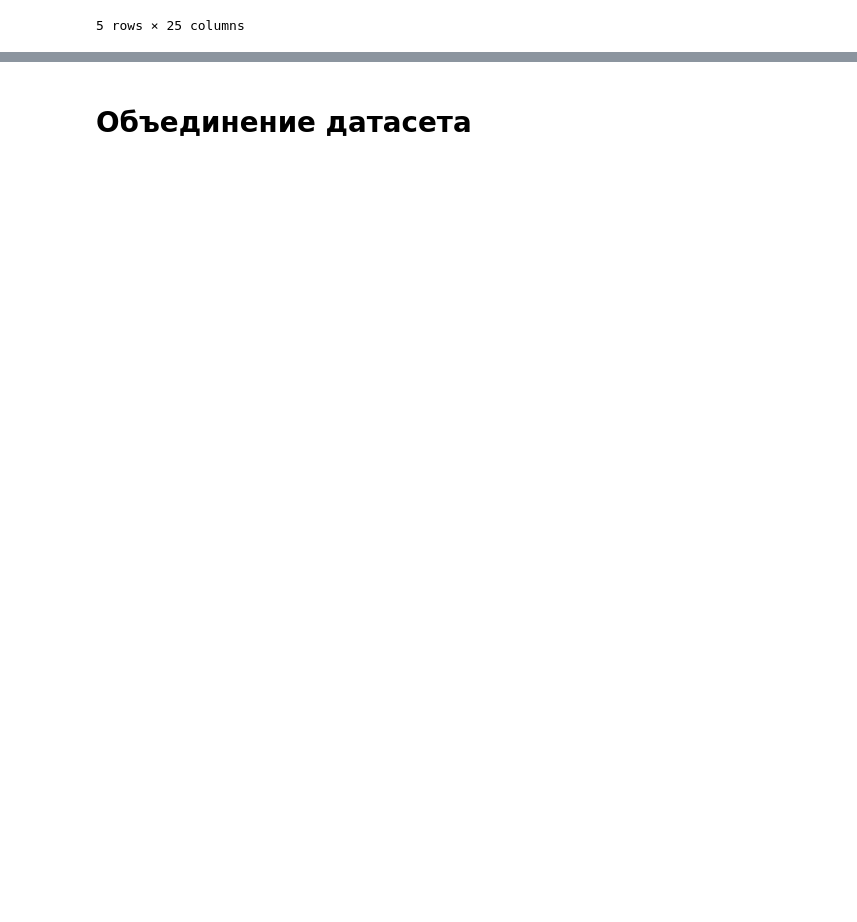
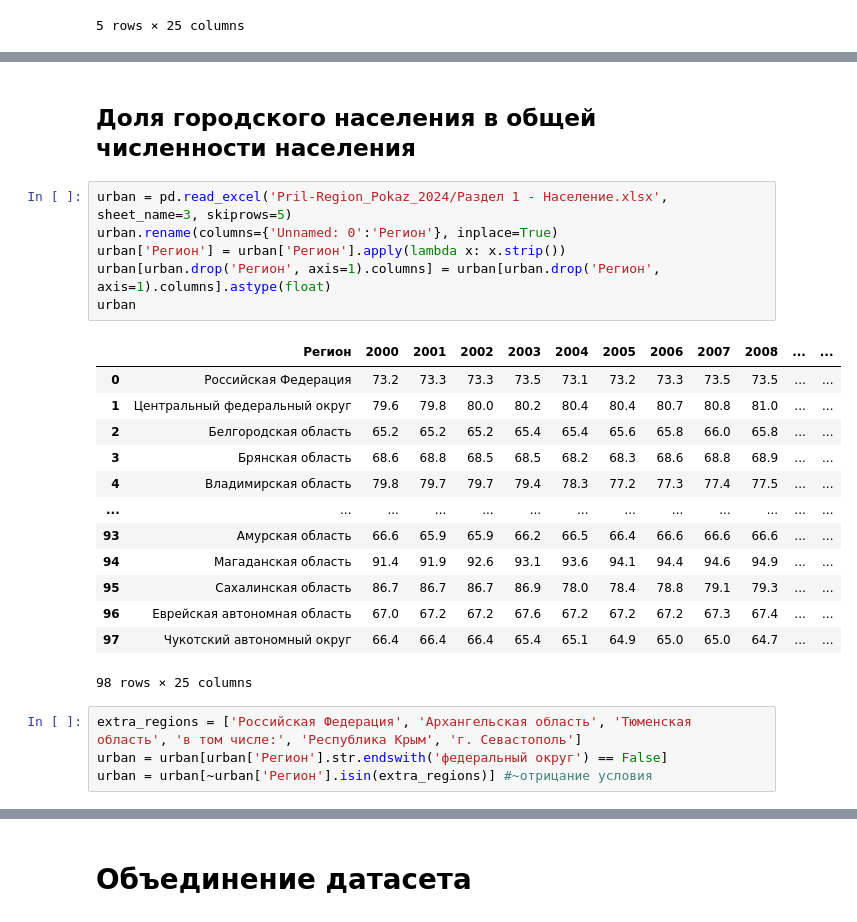
Before and after one commit to fastnets/Environmental-monitoring-of-water-resources, a Jupyter notebook: notebooks/basic_dataset/dataset.ipynb, the cells around one changed output, grey strips where cells are left out. Saved outputs shown, nothing was run; the diff lists cells and outputs as text; blank space fills up the shorter version.

```diff
--- a/notebooks/basic_dataset/dataset.ipynb
+++ b/notebooks/basic_dataset/dataset.ipynb
@@ -628,0 +802,26 @@ memory usage: 16.3+ KB
+# %% [markdown]
+## Доля городского населения в общей численности населения
+# %%
+urban = pd.read_excel('Pril-Region_Pokaz_2024/Раздел 1 - Население.xlsx', sheet_name=3, skiprows=5)
+urban.rename(columns={'Unnamed: 0':'Регион'}, inplace=True)
+urban['Регион'] = urban['Регион'].apply(lambda x: x.strip())
+urban[urban.drop('Регион', axis=1).columns] = urban[urban.drop('Регион', axis=1).columns].astype(float)
+urban
+# %% [output]
+|  | Регион | 2000 | 2001 | 2002 | 2003 | 2004 | 2005 | 2006 | 2007 | 2008 | ... | ... |
+| 0 | Российская Федерация | 73.2 | 73.3 | 73.3 | 73.5 | 73.1 | 73.2 | 73.3 | 73.5 | 73.5 | ... | ... |
+| 1 | Центральный федеральный округ | 79.6 | 79.8 | 80.0 | 80.2 | 80.4 | 80.4 | 80.7 | 80.8 | 81.0 | ... | ... |
+| 2 | Белгородская область | 65.2 | 65.2 | 65.2 | 65.4 | 65.4 | 65.6 | 65.8 | 66.0 | 65.8 | ... | ... |
+| 3 | Брянская область | 68.6 | 68.8 | 68.5 | 68.5 | 68.2 | 68.3 | 68.6 | 68.8 | 68.9 | ... | ... |
+| 4 | Владимирская область | 79.8 | 79.7 | 79.7 | 79.4 | 78.3 | 77.2 | 77.3 | 77.4 | 77.5 | ... | ... |
+| ... | ... | ... | ... | ... | ... | ... | ... | ... | ... | ... | ... | ... |
+| 93 | Амурская область | 66.6 | 65.9 | 65.9 | 66.2 | 66.5 | 66.4 | 66.6 | 66.6 | 66.6 | ... | ... |
+| 94 | Магаданская область | 91.4 | 91.9 | 92.6 | 93.1 | 93.6 | 94.1 | 94.4 | 94.6 | 94.9 | ... | ... |
+| 95 | Сахалинская область | 86.7 | 86.7 | 86.7 | 86.9 | 78.0 | 78.4 | 78.8 | 79.1 | 79.3 | ... | ... |
+| 96 | Еврейская автономная область | 67.0 | 67.2 | 67.2 | 67.6 | 67.2 | 67.2 | 67.2 | 67.3 | 67.4 | ... | ... |
+| 97 | Чукотский автономный округ | 66.4 | 66.4 | 66.4 | 65.4 | 65.1 | 64.9 | 65.0 | 65.0 | 64.7 | ... | ... |
+98 rows × 25 columns
+# %%
+extra_regions = ['Российская Федерация', 'Архангельская область', 'Тюменская область', 'в том числе:', 'Республика Крым', 'г. Севастополь']
+urban = urban[urban['Регион'].str.endswith('федеральный округ') == False]
+urban = urban[~urban['Регион'].isin(extra_regions)] #~отрицание условия
```
Also changed, not shown: parts of 62 cells of this notebook, 2 other files.
